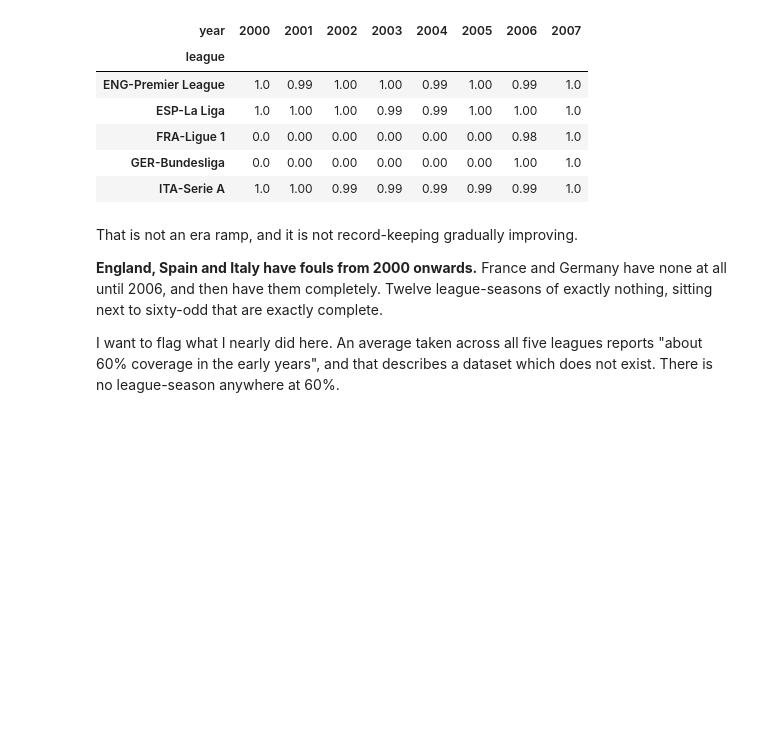
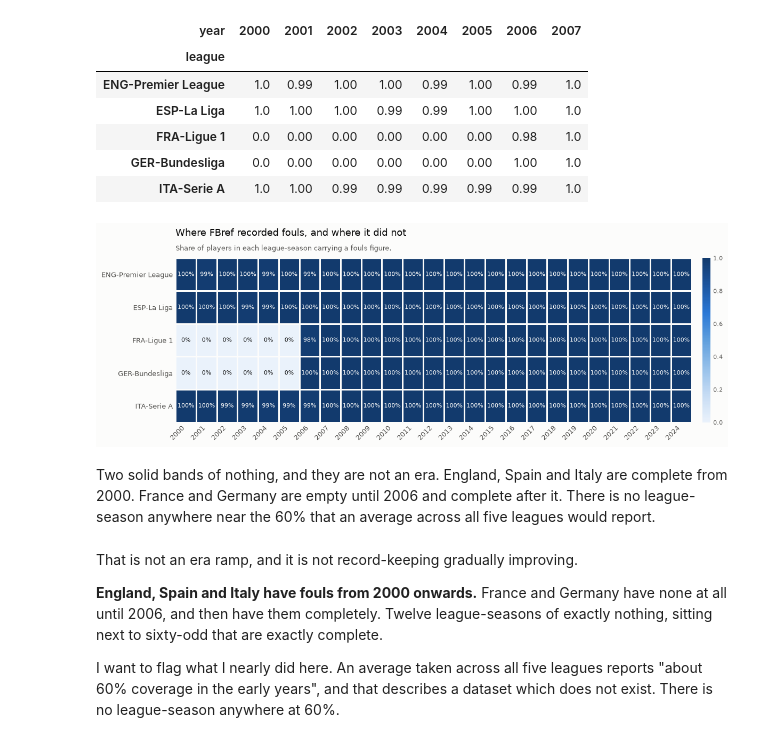
Before and after one commit to mishra-bytes/Football-DataScience-Analysis, a Jupyter notebook: labs/03-when-a-zero-is-a-lie.ipynb, the cells around one changed output. Cells and saved outputs as stored; diff of their text form; code cells hidden in the pictures; blank space fills up the shorter version.

```diff
--- a/labs/03-when-a-zero-is-a-lie.ipynb
+++ b/labs/03-when-a-zero-is-a-lie.ipynb
@@ -93,6 +93,26 @@ covered.to_frame("share").pivot_table(index="league", columns="year", values="sh
 | FRA-Ligue 1 | 0.0 | 0.00 | 0.00 | 0.00 | 0.00 | 0.00 | 0.98 | 1.0 |
 | GER-Bundesliga | 0.0 | 0.00 | 0.00 | 0.00 | 0.00 | 0.00 | 1.00 | 1.0 |
 | ITA-Serie A | 1.0 | 1.00 | 0.99 | 0.99 | 0.99 | 0.99 | 0.99 | 1.0 |
+# %%
+from gambeta import tifo
+
+grid = covered.to_frame("share").pivot_table(index="league", columns="year", values="share")
+
+fig = tifo.matrix(
+    grid,
+    title="Where FBref recorded fouls, and where it did not",
+    subtitle="Share of players in each league-season carrying a fouls figure.",
+    fmt="{:.0%}",
+    label_if=None,
+    scale=(0.0, 1.0),
+)
+# %% [output]
+[figure, added]
+# %% [markdown]
+Two solid bands of nothing, and they are not an era. England, Spain and Italy
+are complete from 2000. France and Germany are empty until 2006 and complete
+after it. There is no league-season anywhere near the 60% that an average across
+all five leagues would report.
 # %% [markdown]
 That is not an era ramp, and it is not record-keeping gradually improving.
 
```
Also changed, not shown: 3 other files.
